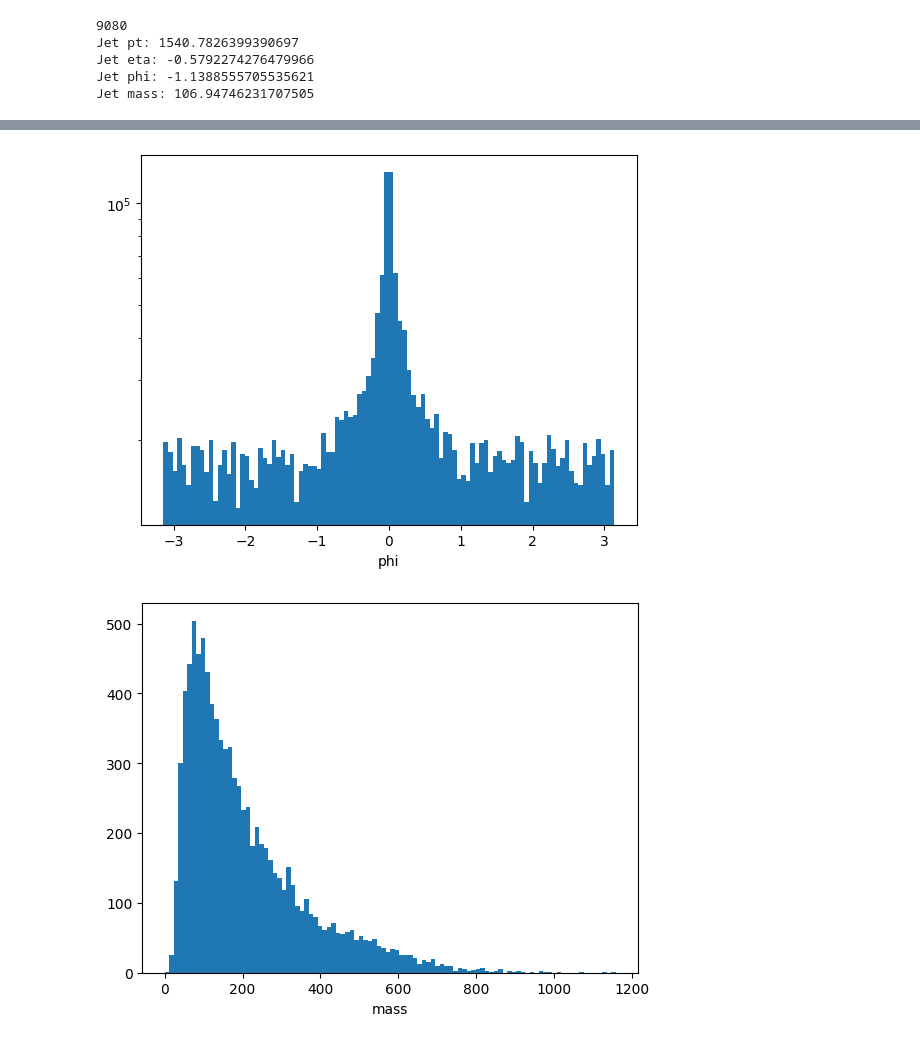
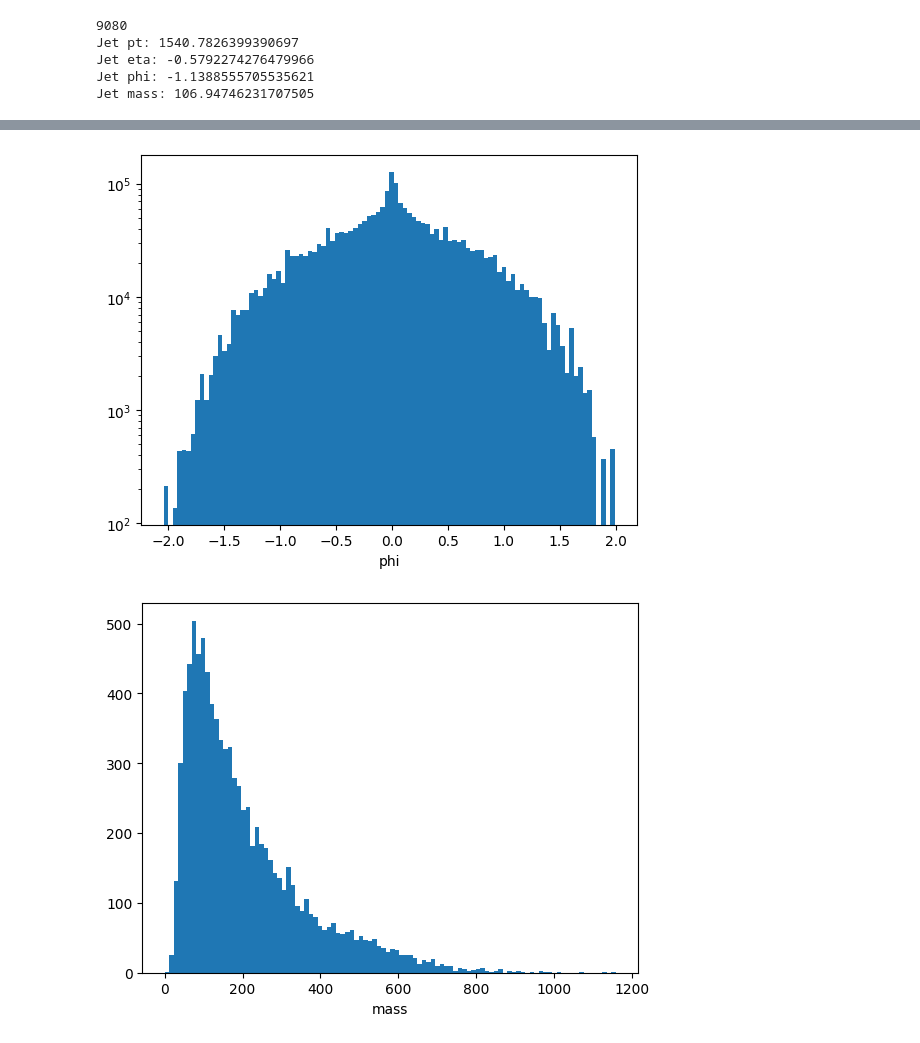
Before and after one commit to ewencedr/FastJet-LHCO, a Jupyter notebook: LHCO_data.ipynb, the cells around one changed output, grey strips where cells are left out. Drawn from its saved outputs; the diff is of its cells as text; code cells hidden in the pictures.

```diff
--- a/LHCO_data.ipynb
+++ b/LHCO_data.ipynb
@@ -231,11 +232,11 @@ plt.show()
 # %%
-index = 2
+index = 1
 plt.hist(rel_constituents[:,:,index].flatten()[rel_constituents[:, :, index].flatten() != 0],bins=100)
 plt.xlabel(f'phi')
 plt.yscale('log')
 plt.show()
 # %% [output]
-[figure, old version]
+[figure, new version]
 # %%
 masses = []
 for jet in x_jets:
```
Also changed, not shown: parts of 28 cells of this notebook, 1 other file.
